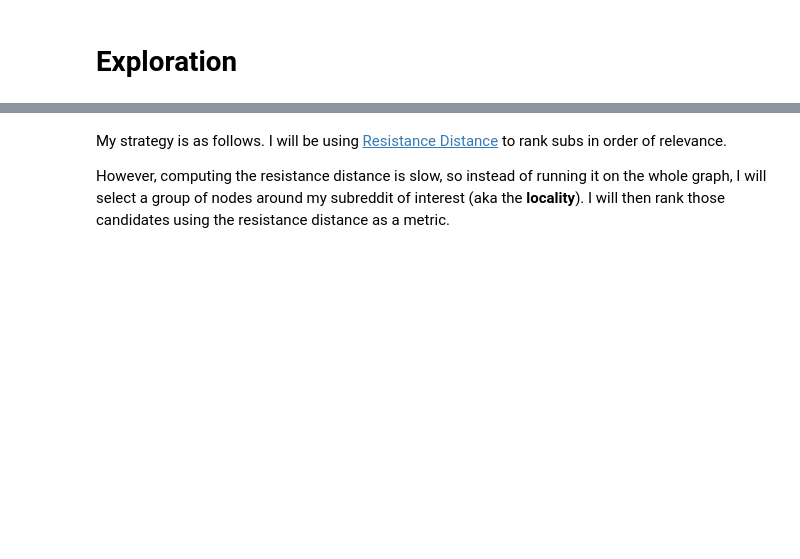
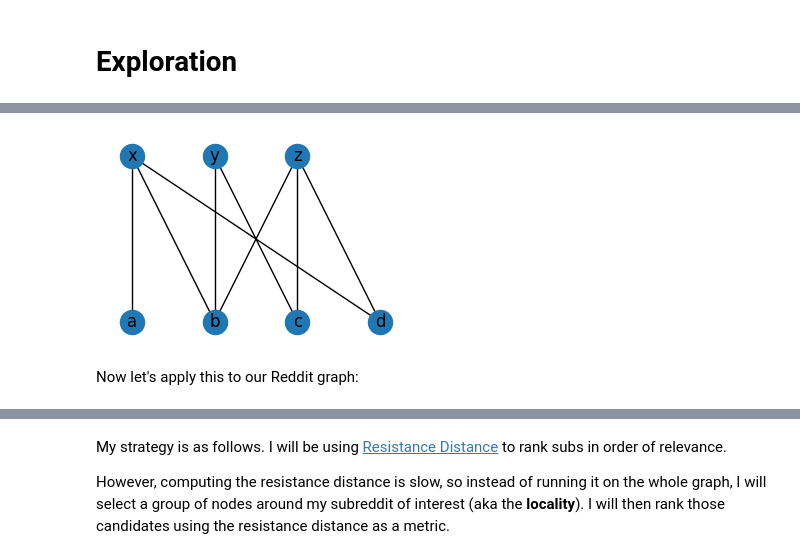
Before and after one commit to almayor/reddit-mods-dataset, a Jupyter notebook: example/example.ipynb, the cells around one changed output, grey strips where cells are left out. Cells and saved outputs as stored; diff of their text form; code cells hidden in the pictures; blank space fills up the shorter version.

```diff
--- a/example/example.ipynb
+++ b/example/example.ipynb
@@ -133,4 +122,2 @@ for mod, sub in g.edges:
-# %%
-nx.set_edge_attributes(g, edge_conductivity, 'conductivity')
 # %% [markdown]
 # Exploration
@@ -190,0 +277,18 @@ The 2nd and 3rd largest isolated components are subs relating to India and Turke
+# %%
+g_test = nx.Graph()
+g_test.add_nodes_from(['x', 'y', 'z'])
+g_test.add_nodes_from(['a', 'b', 'c', 'd'])
+g_test.add_edges_from([
+    ('x', 'a'), ('x', 'b'), ('x', 'd'),
+    ('y', 'b'), ('y', 'c'),
+    ('z', 'b'), ('z', 'c'), ('z', 'd')
+])
+
+plt.figure(figsize=(3, 2))
+subs, mods = bipartite.sets(g_test)
+pos = dict()
+pos.update((n, (i, 2)) for i, n in enumerate(['x', 'y', 'z']))
+pos.update((n, (i, 1)) for i, n in enumerate(['a', 'b', 'c', 'd']))
+nx.draw(g_test, pos=pos, with_labels=True)
+# %% [output]
+[figure, added]
@@ -190,0 +308,2 @@ The 2nd and 3rd largest isolated components are subs relating to India and Turke
+# %% [markdown]
+Now let's apply this to our Reddit graph:
```
Also changed, not shown: parts of 65 cells of this notebook, 6 other files.
